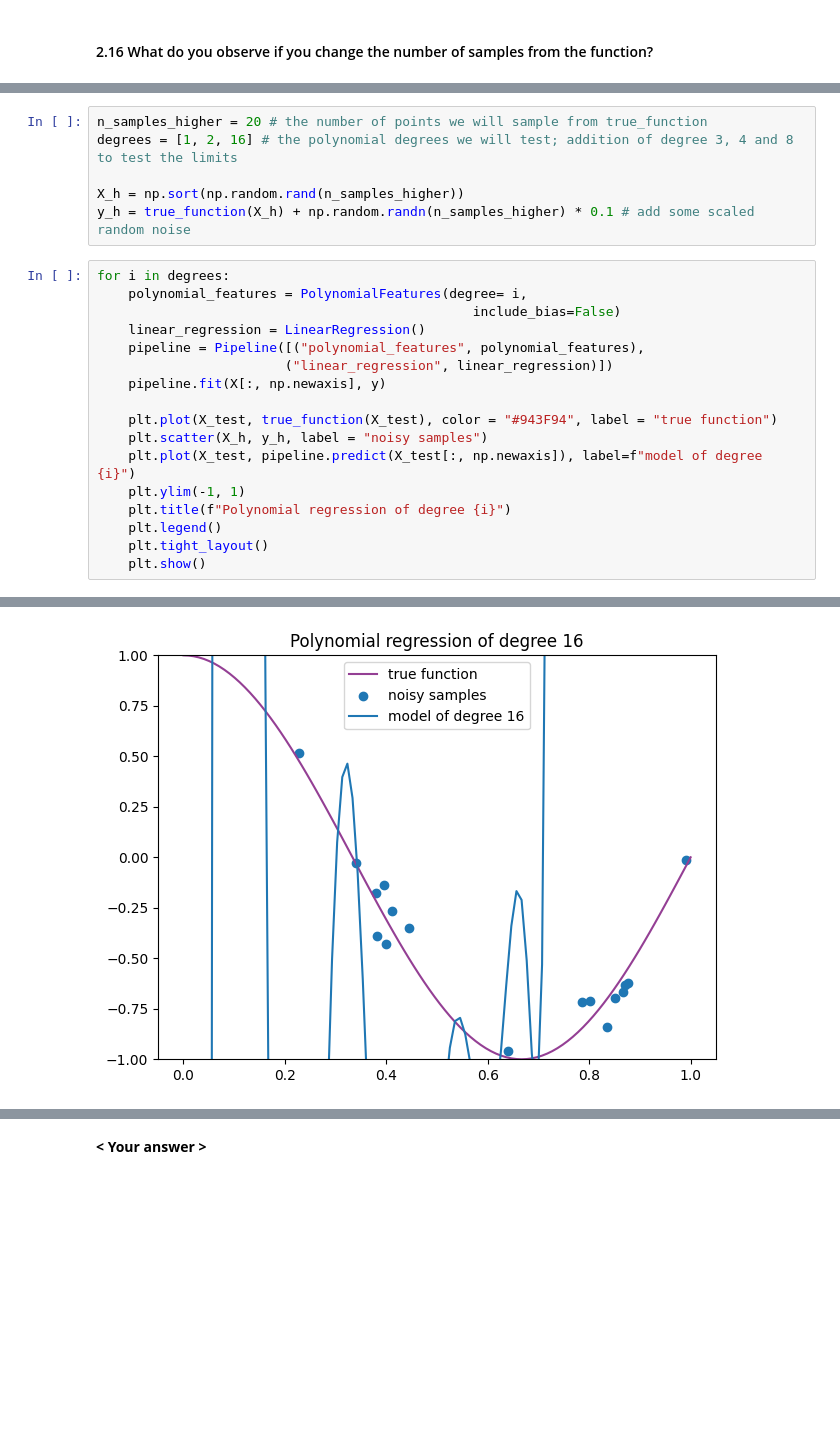
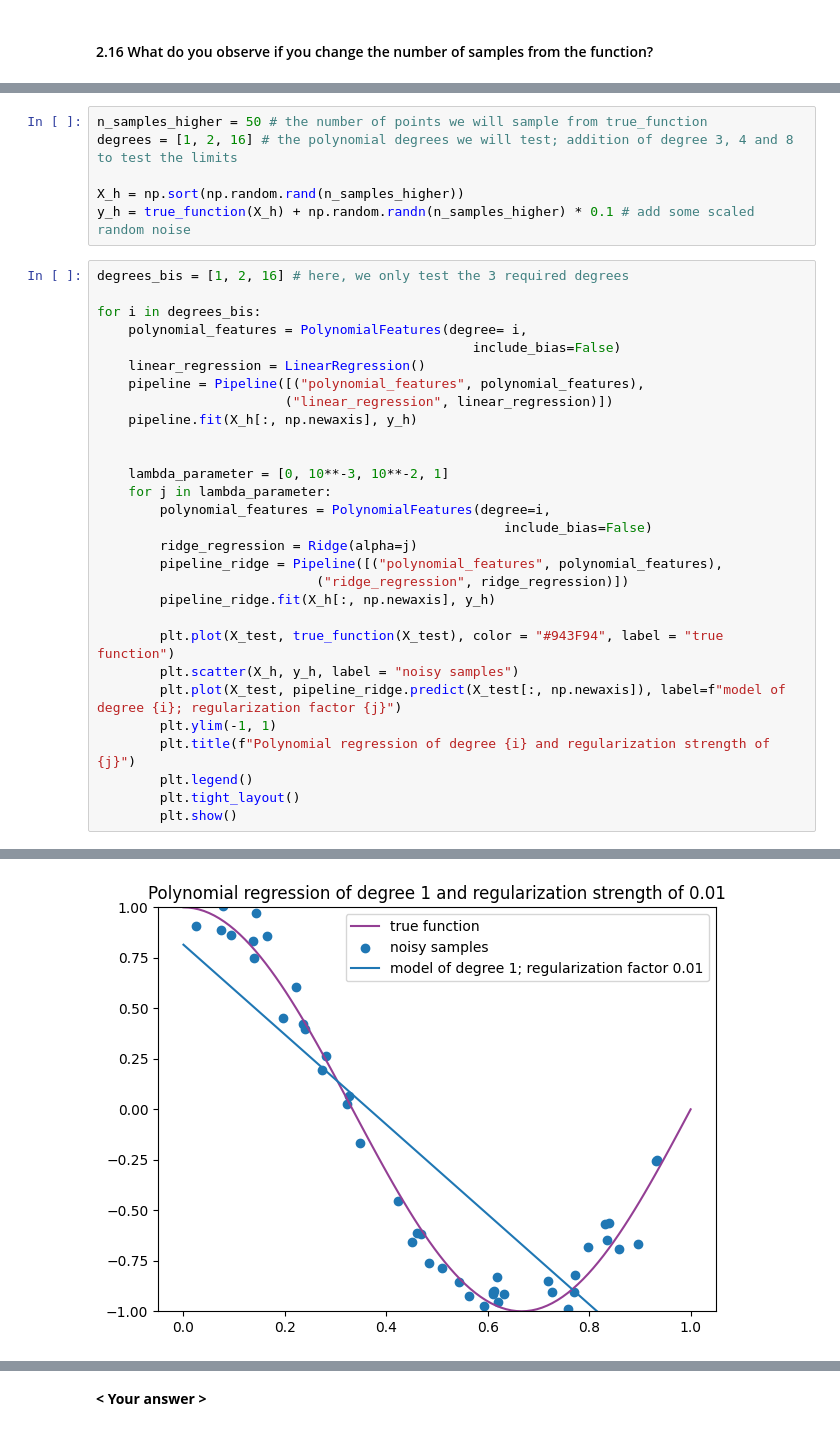
Before and after one commit to clarice-m04/modellinglab, a Jupyter notebook: theory_assignment.ipynb, the cells around one changed output, grey strips where cells are left out. Drawn from its saved outputs; the diff is of its cells as text; blank space fills up the shorter version.

```diff
--- a/theory_assignment.ipynb
+++ b/theory_assignment.ipynb
@@ -439,24 +443,36 @@ Second, the influence of the regularization strength has to be analysed. To this
 # %%
-n_samples_higher = 20 # the number of points we will sample from true_function
+n_samples_higher = 50 # the number of points we will sample from true_function
 degrees = [1, 2, 16] # the polynomial degrees we will test; addition of degree 3, 4 and 8 to test the limits
 
 X_h = np.sort(np.random.rand(n_samples_higher))
 y_h = true_function(X_h) + np.random.randn(n_samples_higher) * 0.1 # add some scaled random noise
 # %%
-for i in degrees:
+degrees_bis = [1, 2, 16] # here, we only test the 3 required degrees
+
+for i in degrees_bis:
     polynomial_features = PolynomialFeatures(degree= i,
                                                 include_bias=False)
     linear_regression = LinearRegression()
     pipeline = Pipeline([("polynomial_features", polynomial_features),
                         ("linear_regression", linear_regression)])
-    pipeline.fit(X[:, np.newaxis], y)
+    pipeline.fit(X_h[:, np.newaxis], y_h)
 
-    plt.plot(X_test, true_function(X_test), color = "#943F94", label = "true function")
-    plt.scatter(X_h, y_h, label = "noisy samples")
-    plt.plot(X_test, pipeline.predict(X_test[:, np.newaxis]), label=f"model of degree {i}")
-    plt.ylim(-1, 1)
-    plt.title(f"Polynomial regression of degree {i}")
-    plt.legend()
-    plt.tight_layout()
-    plt.show()
+
+    lambda_parameter = [0, 10**-3, 10**-2, 1]
+    for j in lambda_parameter:
+        polynomial_features = PolynomialFeatures(degree=i,
+                                                    include_bias=False)
+        ridge_regression = Ridge(alpha=j)
+        pipeline_ridge = Pipeline([("polynomial_features", polynomial_features),
+                            ("ridge_regression", ridge_regression)])
+        pipeline_ridge.fit(X_h[:, np.newaxis], y_h)
+
+        plt.plot(X_test, true_function(X_test), color = "#943F94", label = "true function")
+        plt.scatter(X_h, y_h, label = "noisy samples")
+        plt.plot(X_test, pipeline_ridge.predict(X_test[:, np.newaxis]), label=f"model of degree {i}; regularization factor {j}")
+        plt.ylim(-1, 1)
+        plt.title(f"Polynomial regression of degree {i} and regularization strength of {j}")
+        plt.legend()
+        plt.tight_layout()
+        plt.show()
 # %% [output]
@@ -465 +481 @@ for i in degrees:
-[figure, old version]
+[figure, new version]
```
Also changed, not shown: parts of 6 cells of this notebook.
